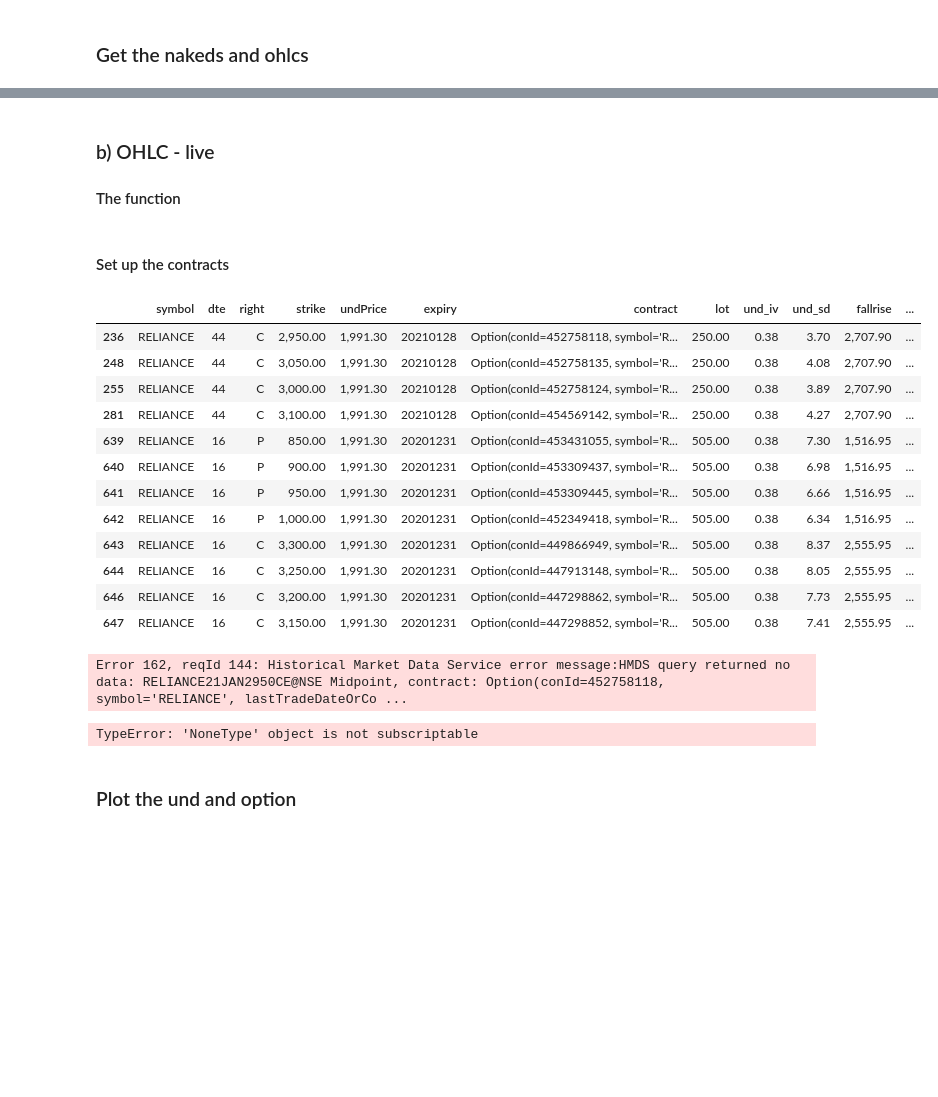
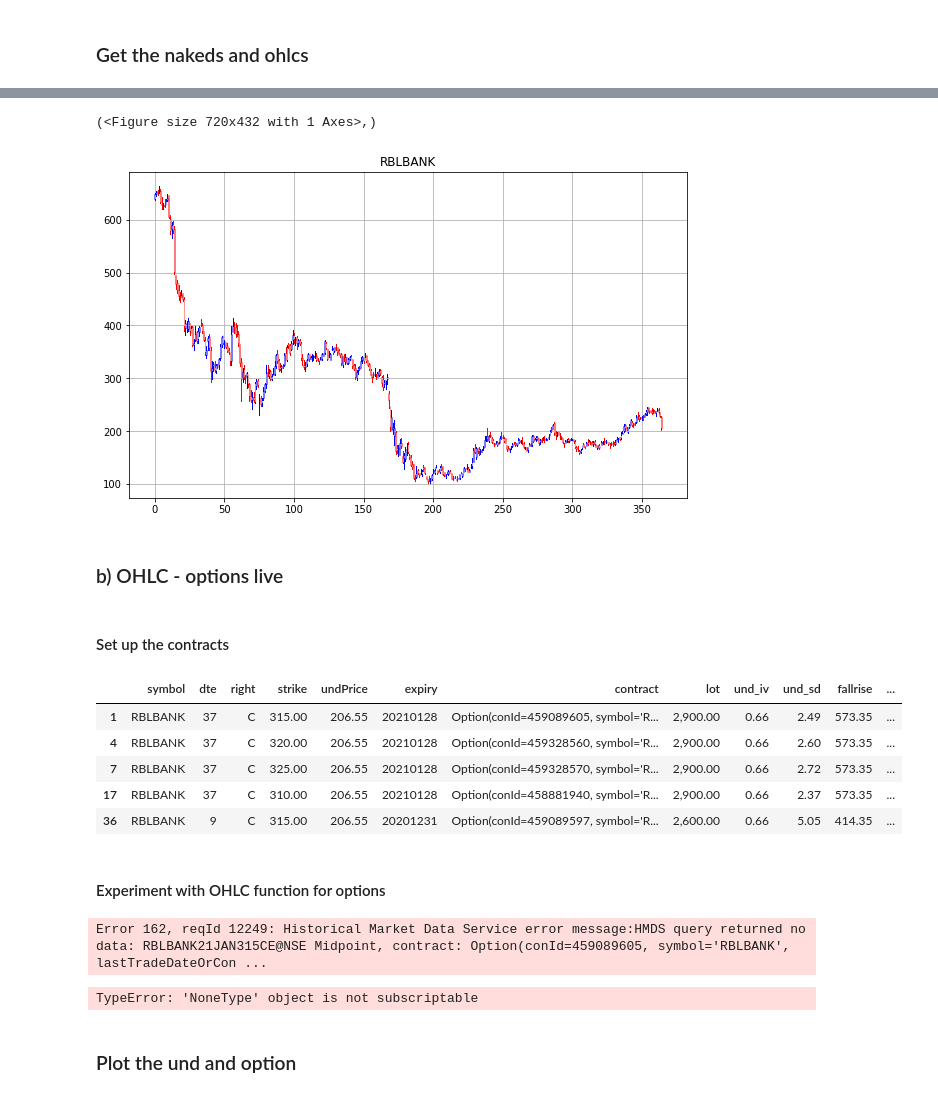
Before and after one commit to reservoirinvest/learn, a Jupyter notebook: ib/wb_nakeds.ipynb, the cells around one changed output, grey strips where cells are left out. Saved outputs shown, nothing was run; the diff lists cells and outputs as text; code cells hidden in the pictures; blank space fills up the shorter version.

```diff
--- a/ib/wb_nakeds.ipynb
+++ b/ib/wb_nakeds.ipynb
@@ -6,7 +6,7 @@
 # %%
 # * NAKED FUNCTION INPUTS
 MARKET = 'NSE'
-SYMBOL = 'RELIANCE'
+SYMBOL = 'RBLBANK'
 EARLIEST = False
 RECALC_UNDS = True
 SAVE = False
@@ -106,3 +143,7 @@ util.barplot(df_ohlcs, title=SYMBOL),
+# %%
+util.barplot(und_ohlcs, title=SYMBOL),
+# %% [output]
+(<Figure size 720x432 with 1 Axes>,)
+[figure, added]
 # %% [markdown]
-### b) OHLC - live
-#### The function
+### b) OHLC - options live
@@ -203,18 +173,13 @@ opt_ct = dfo[dfo.conId == dfo.conId.iloc[0]].contract.iloc[0]
 # %%
 cols = "symbol	dte	right	strike	undPrice	expiry	contract	lot	und_iv	und_sd	fallrise	fr_sd	margin	bid	ask	close	last	iv	sdMult	prop	rom	expRom	price	expPrice	remq	qty".split('	')
 # %%
-dfo[cols]
+dfo[cols].head()
 # %% [output]
 |  | symbol | dte | right | strike | undPrice | expiry | contract | lot | und_iv | und_sd | fallrise | ... |
-| 236 | RELIANCE | 44 | C | 2,950.00 | 1,991.30 | 20210128 | Option(conId=452758118, symbol='R... | 250.00 | 0.38 | 3.70 | 2,707.90 | ... |
-| 248 | RELIANCE | 44 | C | 3,050.00 | 1,991.30 | 20210128 | Option(conId=452758135, symbol='R... | 250.00 | 0.38 | 4.08 | 2,707.90 | ... |
-| 255 | RELIANCE | 44 | C | 3,000.00 | 1,991.30 | 20210128 | Option(conId=452758124, symbol='R... | 250.00 | 0.38 | 3.89 | 2,707.90 | ... |
-| 281 | RELIANCE | 44 | C | 3,100.00 | 1,991.30 | 20210128 | Option(conId=454569142, symbol='R... | 250.00 | 0.38 | 4.27 | 2,707.90 | ... |
-| 639 | RELIANCE | 16 | P | 850.00 | 1,991.30 | 20201231 | Option(conId=453431055, symbol='R... | 505.00 | 0.38 | 7.30 | 1,516.95 | ... |
-| 640 | RELIANCE | 16 | P | 900.00 | 1,991.30 | 20201231 | Option(conId=453309437, symbol='R... | 505.00 | 0.38 | 6.98 | 1,516.95 | ... |
-| 641 | RELIANCE | 16 | P | 950.00 | 1,991.30 | 20201231 | Option(conId=453309445, symbol='R... | 505.00 | 0.38 | 6.66 | 1,516.95 | ... |
-| 642 | RELIANCE | 16 | P | 1,000.00 | 1,991.30 | 20201231 | Option(conId=452349418, symbol='R... | 505.00 | 0.38 | 6.34 | 1,516.95 | ... |
-| 643 | RELIANCE | 16 | C | 3,300.00 | 1,991.30 | 20201231 | Option(conId=449866949, symbol='R... | 505.00 | 0.38 | 8.37 | 2,555.95 | ... |
-| 644 | RELIANCE | 16 | C | 3,250.00 | 1,991.30 | 20201231 | Option(conId=447913148, symbol='R... | 505.00 | 0.38 | 8.05 | 2,555.95 | ... |
-| 646 | RELIANCE | 16 | C | 3,200.00 | 1,991.30 | 20201231 | Option(conId=447298862, symbol='R... | 505.00 | 0.38 | 7.73 | 2,555.95 | ... |
-| 647 | RELIANCE | 16 | C | 3,150.00 | 1,991.30 | 20201231 | Option(conId=447298852, symbol='R... | 505.00 | 0.38 | 7.41 | 2,555.95 | ... |
+| 1 | RBLBANK | 37 | C | 315.00 | 206.55 | 20210128 | Option(conId=459089605, symbol='R... | 2,900.00 | 0.66 | 2.49 | 573.35 | ... |
+| 4 | RBLBANK | 37 | C | 320.00 | 206.55 | 20210128 | Option(conId=459328560, symbol='R... | 2,900.00 | 0.66 | 2.60 | 573.35 | ... |
+| 7 | RBLBANK | 37 | C | 325.00 | 206.55 | 20210128 | Option(conId=459328570, symbol='R... | 2,900.00 | 0.66 | 2.72 | 573.35 | ... |
+| 17 | RBLBANK | 37 | C | 310.00 | 206.55 | 20210128 | Option(conId=458881940, symbol='R... | 2,900.00 | 0.66 | 2.37 | 573.35 | ... |
+| 36 | RBLBANK | 9 | C | 315.00 | 206.55 | 20201231 | Option(conId=459089597, symbol='R... | 2,600.00 | 0.66 | 5.05 | 414.35 | ... |
+# %% [markdown]
+#### Experiment with OHLC function for options
@@ -221,14 +257,14 @@ dfo[cols]
 # %%
 %%time
-with IB().connect(HOST, PORT, CID )as ib:
-    und_ohlcs = ib.run(ohlc(ib, und_ct, 365, 5))
+"""with IB().connect(HOST, PORT, CID )as ib:
+    und_ohlcs = ib.run(ohlc(ib, und_ct, 365, 5))"""
 
 with IB().connect(HOST, PORT, CID )as ib:
     opt_ohlcs = ib.run(ohlc(ib, opt_ct))
 
 opt_ohlcs
 # %% [output]
-Error 162, reqId 144: Historical Market Data Service error message:HMDS query returned no data: RELIANCE21JAN2950CE@NSE Midpoint, contract: Option(conId=452758118, symbol='RELIANCE', lastTradeDateOrCo ...
+Error 162, reqId 12249: Historical Market Data Service error message:HMDS query returned no data: RBLBANK21JAN315CE@NSE Midpoint, contract: Option(conId=459089605, symbol='RBLBANK', lastTradeDateOrCon ...
 TypeError: 'NoneType' object is not subscriptable
 # %% [markdown]
 ### Plot the und and option
```
Also changed, not shown: parts of 18 cells of this notebook, 16 other files.
